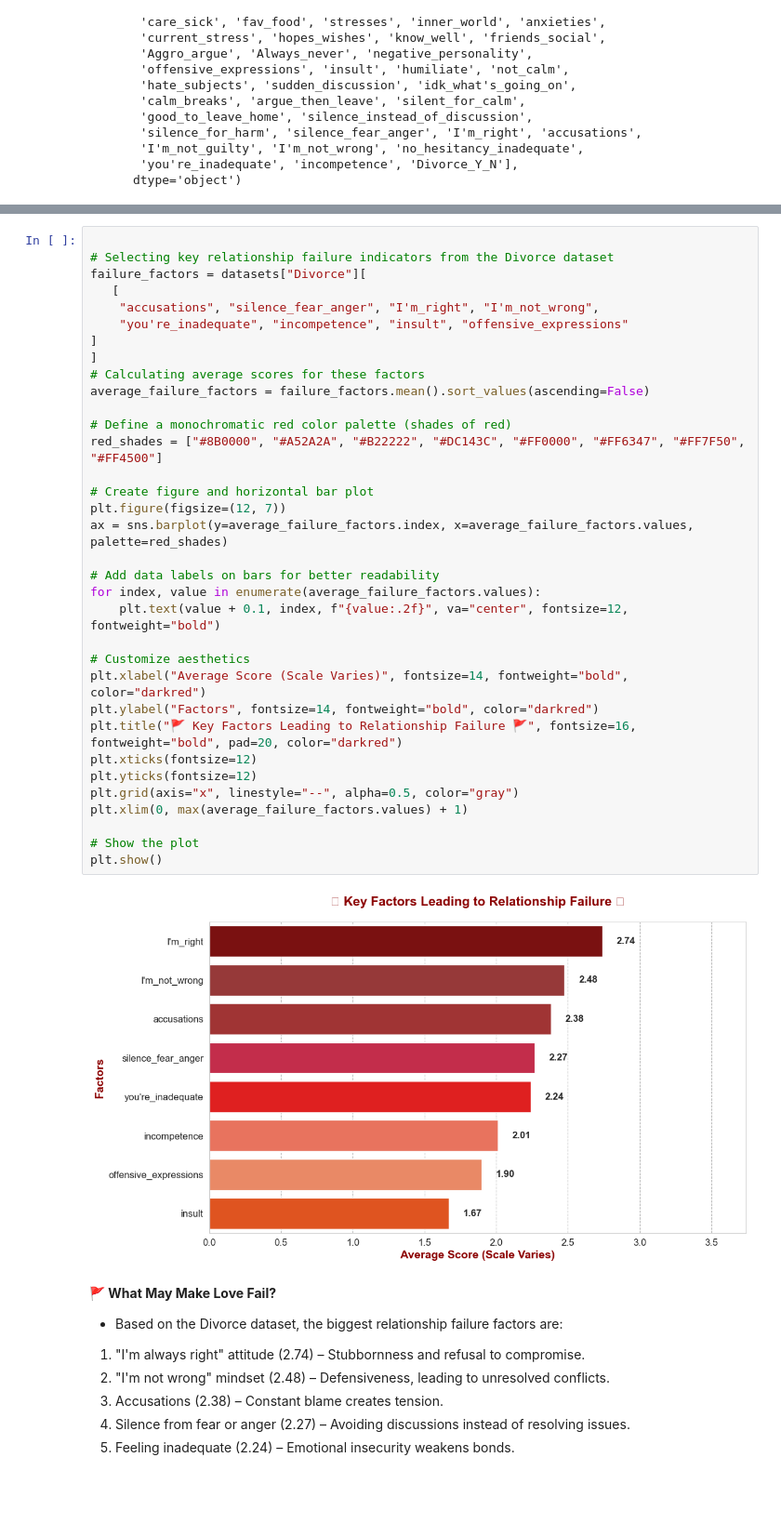
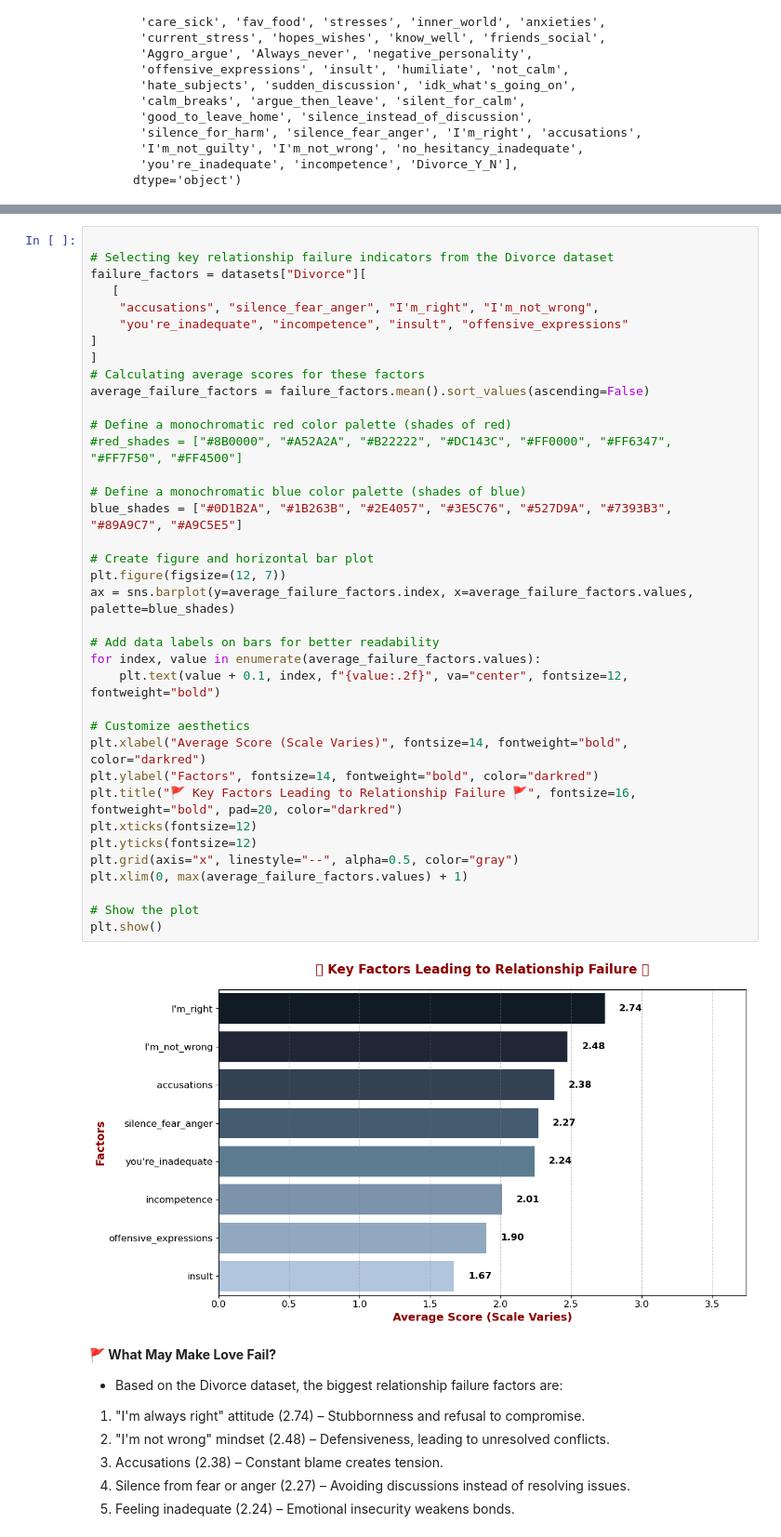
Before and after one commit to VAL-Jerono/HELLO_MATE_, a Jupyter notebook: hm.ipynb, the cells around one changed output, grey strips where cells are left out. Shown at 93% size. Drawn from its saved outputs; the diff is of its cells as text; blank space fills up the shorter version.

```diff
--- a/hm.ipynb
+++ b/hm.ipynb
@@ -546,36 +548,39 @@ dtype: float64
 failure_factors = datasets["Divorce"][
    [
     "accusations", "silence_fear_anger", "I'm_right", "I'm_not_wrong",
     "you're_inadequate", "incompetence", "insult", "offensive_expressions"
 ]
 ]
 # Calculating average scores for these factors
 average_failure_factors = failure_factors.mean().sort_values(ascending=False)
 
 # Define a monochromatic red color palette (shades of red)
-red_shades = ["#8B0000", "#A52A2A", "#B22222", "#DC143C", "#FF0000", "#FF6347", "#FF7F50", "#FF4500"]
+#red_shades = ["#8B0000", "#A52A2A", "#B22222", "#DC143C", "#FF0000", "#FF6347", "#FF7F50", "#FF4500"]
+
+# Define a monochromatic blue color palette (shades of blue)
+blue_shades = ["#0D1B2A", "#1B263B", "#2E4057", "#3E5C76", "#527D9A", "#7393B3", "#89A9C7", "#A9C5E5"]
 
 # Create figure and horizontal bar plot
 plt.figure(figsize=(12, 7))
-ax = sns.barplot(y=average_failure_factors.index, x=average_failure_factors.values, palette=red_shades)
+ax = sns.barplot(y=average_failure_factors.index, x=average_failure_factors.values, palette=blue_shades)
 
 # Add data labels on bars for better readability
 for index, value in enumerate(average_failure_factors.values):
     plt.text(value + 0.1, index, f"{value:.2f}", va="center", fontsize=12, fontweight="bold")
 
 # Customize aesthetics
 plt.xlabel("Average Score (Scale Varies)", fontsize=14, fontweight="bold", color="darkred")
 plt.ylabel("Factors", fontsize=14, fontweight="bold", color="darkred")
 plt.title("🚩 Key Factors Leading to Relationship Failure 🚩", fontsize=16, fontweight="bold", pad=20, color="darkred")
 plt.xticks(fontsize=12)
 plt.yticks(fontsize=12)
 plt.grid(axis="x", linestyle="--", alpha=0.5, color="gray")
 plt.xlim(0, max(average_failure_factors.values) + 1)
 
 # Show the plot
 plt.show()
 # %% [output]
-[figure, old version]
+[figure, new version]
 # %% [markdown]
 **🚩 What May Make Love Fail?**
 - Based on the Divorce dataset, the biggest relationship failure factors are:
```
Also changed, not shown: parts of 9 cells of this notebook, 4 other files.
